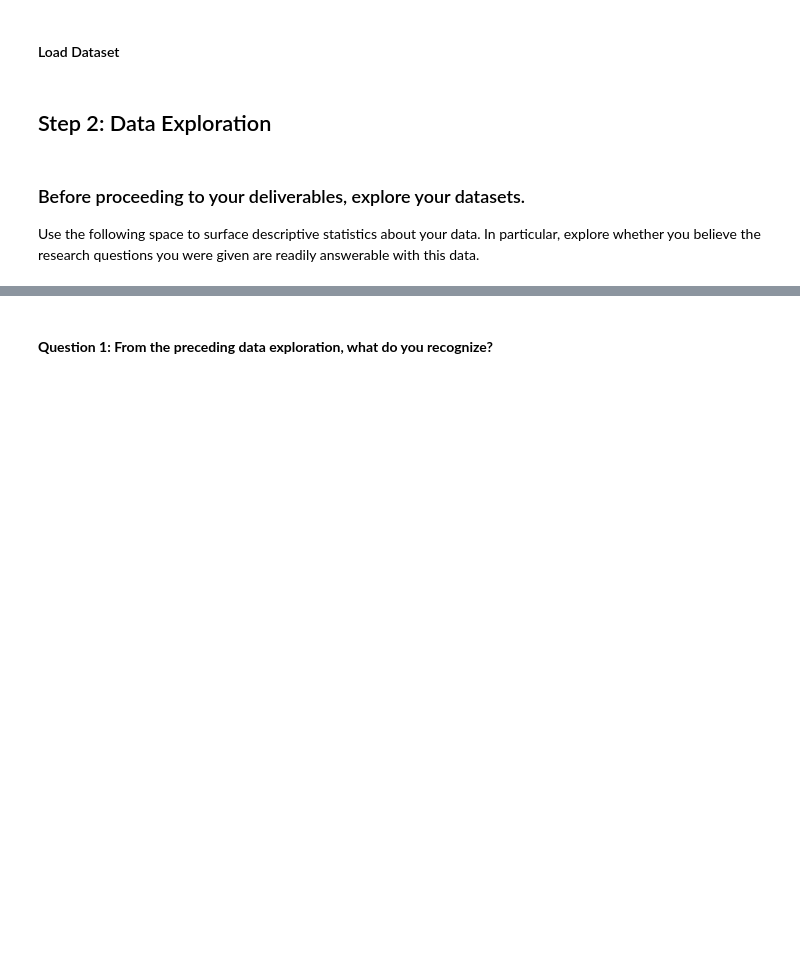
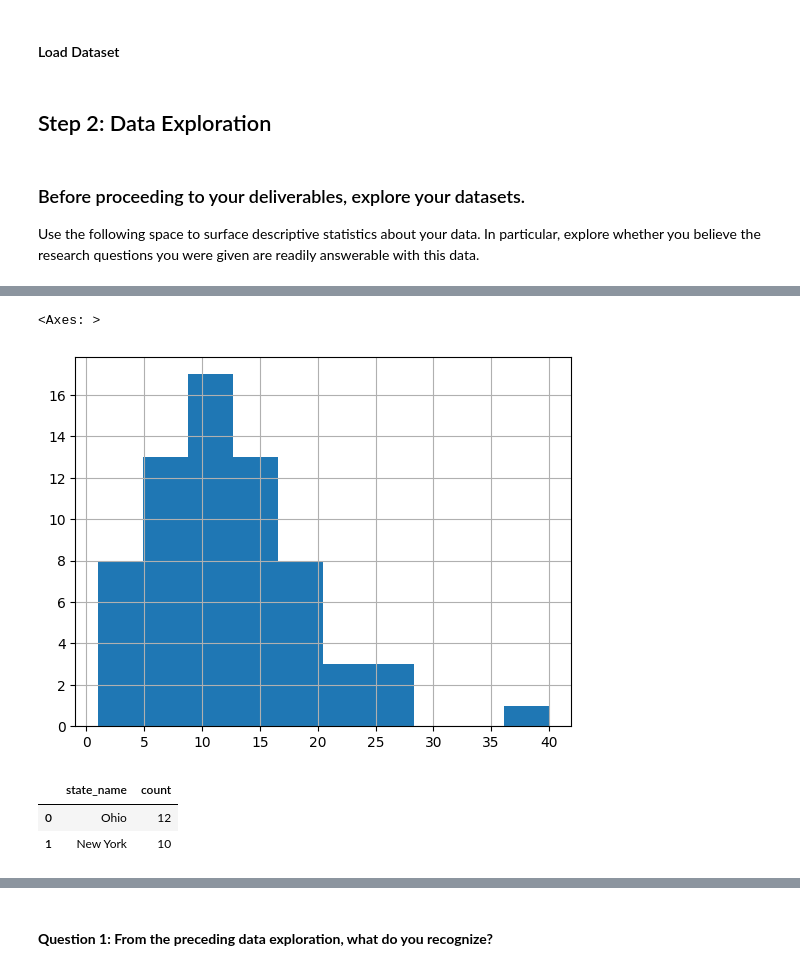
Before and after one commit to dianario/google_advanced_data_analytics, a Jupyter notebook: stats_hypothesis_testing/activity_hypothesis_testing.ipynb, the cells around one changed output, grey strips where cells are left out. Cells and saved outputs as stored; diff of their text form; code cells hidden in the pictures; blank space fills up the shorter version.

```diff
--- a/stats_hypothesis_testing/activity_hypothesis_testing.ipynb
+++ b/stats_hypothesis_testing/activity_hypothesis_testing.ipynb
@@ -71,0 +157,11 @@ Any of the following functions may be useful:
+# %%
+aqi[aqi['state_name'] == 'California']['aqi'].hist()
+# %% [output]
+<Axes: >
+[figure, added]
+# %%
+aqi[(aqi['state_name'] == 'New York') | (aqi['state_name'] == 'Ohio')]['state_name'].value_counts().reset_index()
+# %% [output]
+|  | state_name | count |
+| 0 | Ohio | 12 |
+| 1 | New York | 10 |
```
Also changed, not shown: parts of 57 cells of this notebook.
